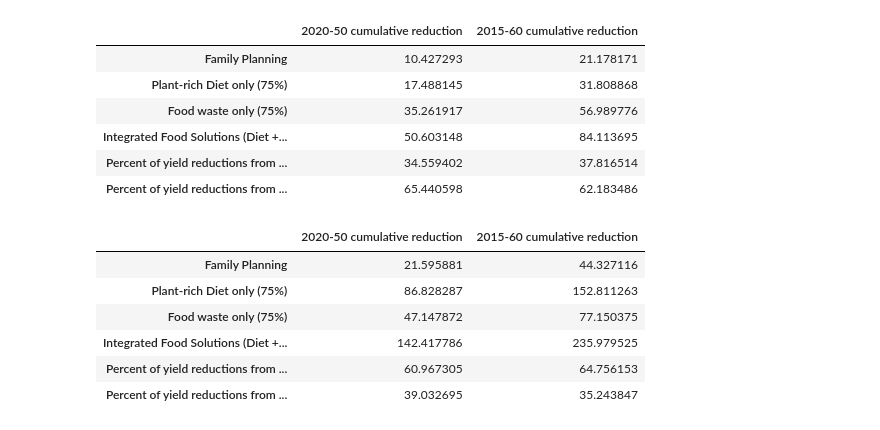
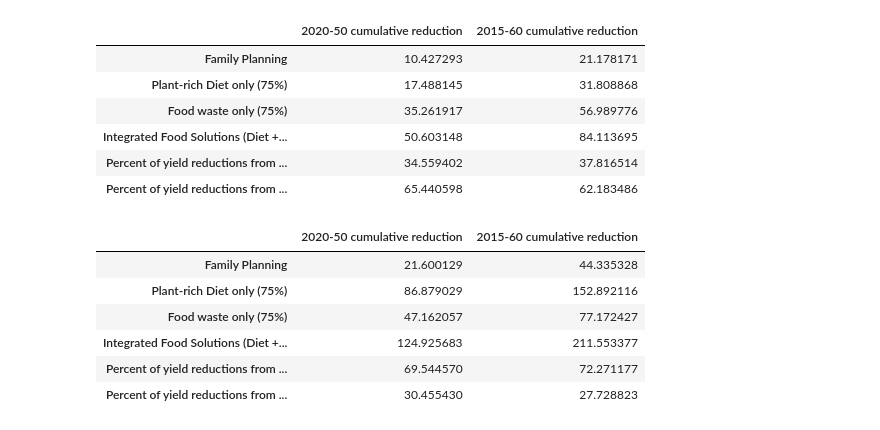
Before and after one commit to ProjectDrawdown/solutions, a Jupyter notebook: integrations/food_system_emissions_and_yield.ipynb, the cells around one changed output. Drawn from its saved outputs; the diff is of its cells as text; code cells hidden in the pictures.

```diff
--- a/integrations/food_system_emissions_and_yield.ipynb
+++ b/integrations/food_system_emissions_and_yield.ipynb
@@ -625,3 +512,38 @@ KeyError: '2014'
+# %%
+# PDS Emissions
+
+
+# Switch spreadsheets here to "Food System Emissions and Yield 75 6-20-21.xls"
+# Calculate DIET_emissions:
+diet_diff = DIET_supply - DIET_plant_supply
+avg = LCA_emissions_by_product['avg'].rename('Years').to_frame()
+diet_diff_by_product = diet_diff.multiply(avg, level=0, fill_value=0.0)
+diet_diff_by_product_population = diet_diff_by_product.multiply(population_medium)
+
+diet_plant_supply_by_product = DIET_plant_supply.multiply(avg, level=0, fill_value=0.0)
+diet_plant_supply_by_product_population = diet_plant_supply_by_product.multiply(population_medium)
+diet_plant_supply_by_product_population = diet_plant_supply_by_product_population * (1-parameters['localization_emisssion_reduction_percentage'])
+
+diet_emissions = (diet_diff_by_product_population + diet_plant_supply_by_product_population) * 365/10**6
+
+
+##############################################
+
+# calculate waste emissions:
+waste_supply_by_product = WASTE_supply.multiply(avg, level=0)
+waste_emissions = waste_supply_by_product.multiply(population_medium) * 365/10**6
+
+# calculate PDS emissions:
+
+pds_diff = PDS_supply - PDS_plant_supply
+pds_diff_by_product = pds_diff.multiply(avg, level=0)
+pds_diff_by_product_population = pds_diff_by_product.multiply(population_medium)
+
+pds_plant_supply_by_product = PDS_plant_supply.multiply(avg, level=0)
+pds_plant_supply_by_product_population = pds_plant_supply_by_product.multiply(population_medium)
+pds_plant_supply_by_product_population = pds_plant_supply_by_product_population * (1-parameters['localization_emisssion_reduction_percentage'])
+
+pds_emissions = (pds_diff_by_product_population + pds_plant_supply_by_product_population) * 365/10**6
 # %%
 # regression test for diet_annual_emissions, and implicitly: PDS_plant_supply, diet_supply:
 
@@ -894,46 +788,46 @@ report
 # Emissions_ADOPTION_DATE
 
 emissions_results = {}
-ref1_series = REF1_emissions.sum()
-ref2_series = REF2_emissions.sum()
-diet_series = diet_emissions.sum()
-waste_series = waste_emissions.sum()
-pds_series = pds_annual_emissions.sum()
+ref1_series = REF1_emissions['Years'].sum()
+ref2_series = REF2_emissions['Years'].sum()
+diet_series = diet_emissions['Years'].sum()
+waste_series = waste_emissions['Years'].sum()
+pds_series = pds_emissions['Years'].sum()
 
 ref1_ref2_diff = ref1_series.loc[years] - ref2_series.loc[years]
 a = ref1_ref2_diff.loc['2020':'2050'].sum() / 10**9
 b = ref1_ref2_diff.loc['2015':'2060'].sum() / 10**9
 emissions_results['Family Planning'] = (a,b)
 
 ref2_diet_diff = ref2_series.loc[years] - diet_series.loc[years]
 c = ref2_diet_diff.loc['2020':'2050'].sum() / 10**9
 d = ref2_diet_diff.loc['2015':'2060'].sum() / 10**9
 emissions_results['Plant-rich Diet only (75%)'] = (c,d)
 
 ref2_waste_diff = ref2_series.loc[years] - waste_series.loc[years]
 e = ref2_waste_diff.loc['2020':'2050'].sum() / 10**9
 f = ref2_waste_diff.loc['2015':'2060'].sum() / 10**9
 emissions_results['Food waste only (75%)'] = (e,f)
 
 ref2_pds_diff = ref2_series.loc[years] - pds_series.loc[years]
 g = ref2_pds_diff.loc['2020':'2050'].sum() / 10**9
 h = ref2_pds_diff.loc['2015':'2060'].sum() / 10**9
 emissions_results['Integrated Food Solutions (Diet + Waste)'] = (g,h)
 
 emissions_results['Percent of yield reductions from diet soln'] = (100*c/g, 100*d/h)
 emissions_results['Percent of yield reductions from waste soln'] = (100*(1- c/g),100*(1- d/h))
 
 report = pd.DataFrame(emissions_results).transpose()
 report.columns = ('2020-50 cumulative reduction','2015-60 cumulative reduction')
 report
 # %% [output]
 |  | 2020-50 cumulative reduction | 2015-60 cumulative reduction |
-| Family Planning | 21.595881 | 44.327116 |
-| Plant-rich Diet only (75%) | 86.828287 | 152.811263 |
-| Food waste only (75%) | 47.147872 | 77.150375 |
-| Integrated Food Solutions (Diet +... | 142.417786 | 235.979525 |
-| Percent of yield reductions from ... | 60.967305 | 64.756153 |
-| Percent of yield reductions from ... | 39.032695 | 35.243847 |
+| Family Planning | 21.600129 | 44.335328 |
+| Plant-rich Diet only (75%) | 86.879029 | 152.892116 |
+| Food waste only (75%) | 47.162057 | 77.172427 |
+| Integrated Food Solutions (Diet +... | 124.925683 | 211.553377 |
+| Percent of yield reductions from ... | 69.544570 | 72.271177 |
+| Percent of yield reductions from ... | 30.455430 | 27.728823 |
 # %%
 #The datasets calculated below match the tables on their respective worksheet tabs in the s/sht.
 # Note that the s/sht tables are not updated properly. S/sht formulas need to be copied down and recalculated.
```
Also changed, not shown: parts of 28 cells of this notebook, 2 other files.
